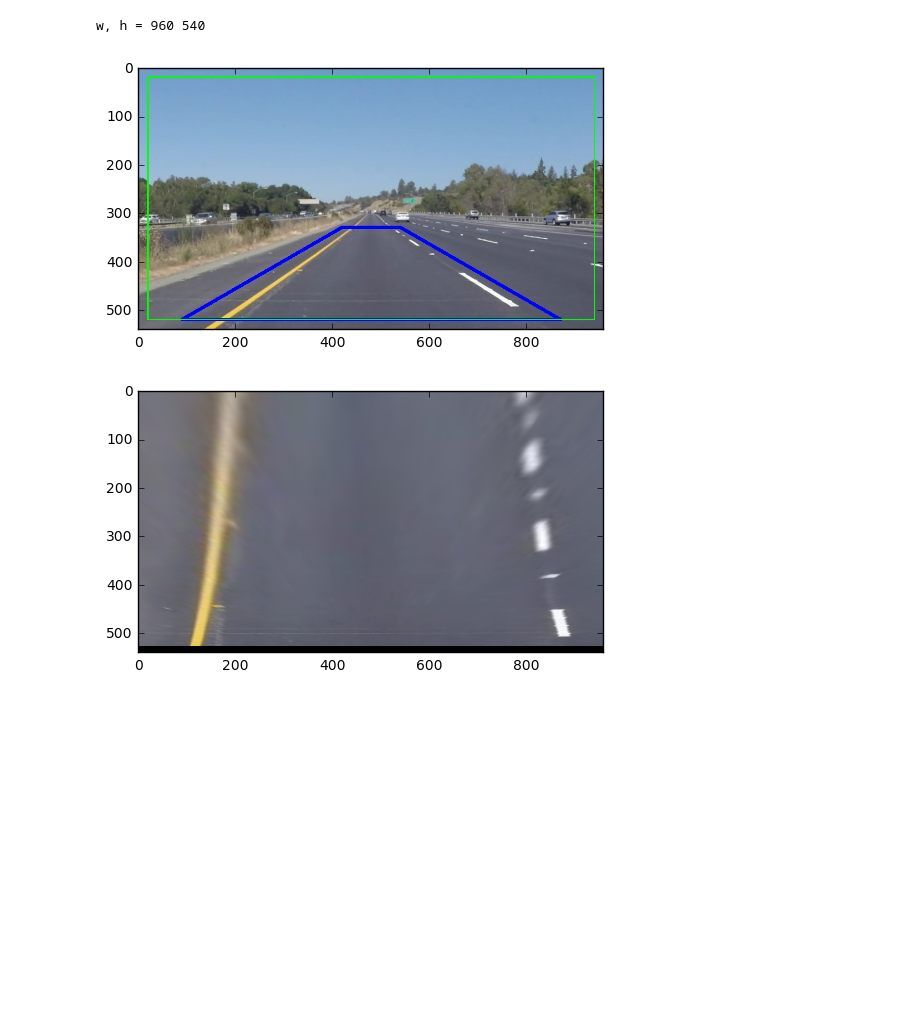
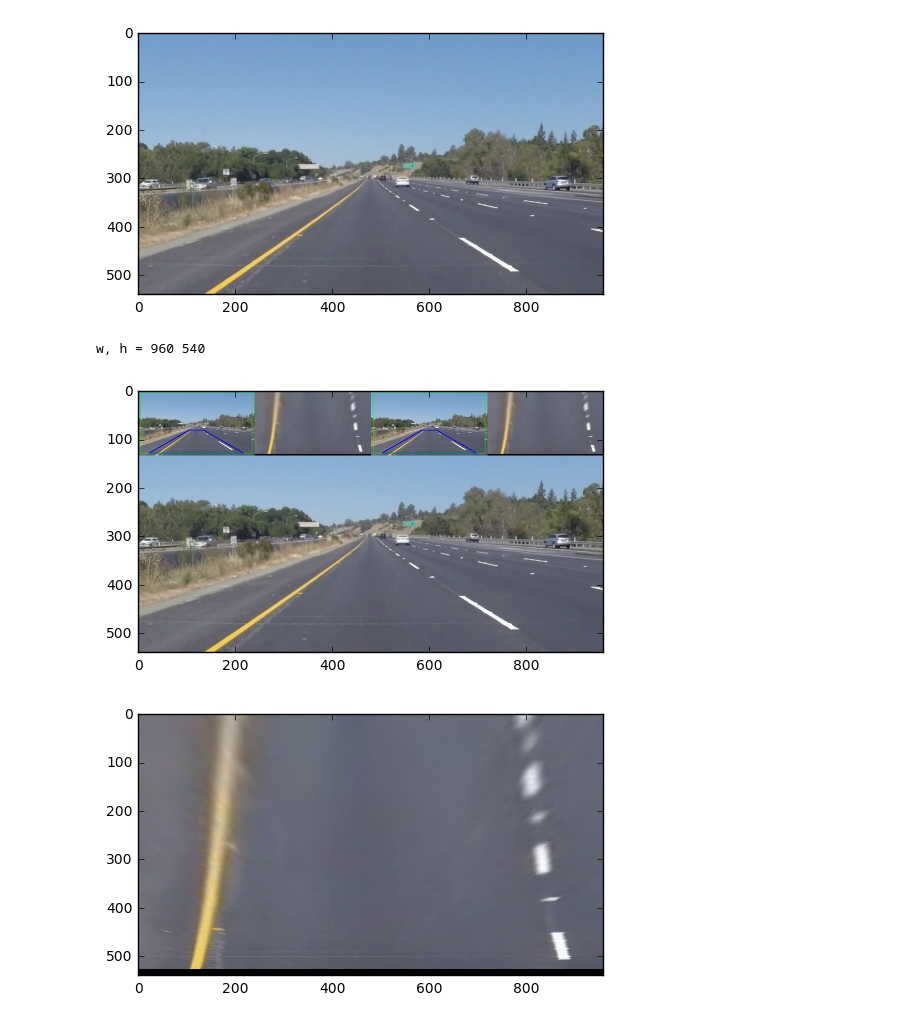
Before and after one commit to AaronLeong/CarND-Advanced-Lane-Lines, a Jupyter notebook: compose_images.ipynb, the cells around one changed output. Saved outputs shown, nothing was run; the diff lists cells and outputs as text; code cells hidden in the pictures; blank space fills up the shorter version.

Commit message:
Image debug

```diff
--- a/compose_images.ipynb
+++ b/compose_images.ipynb
@@ -6,6 +6,11 @@ import matplotlib.pyplot as plt
 
 img = cv2.imread('test_images/solidYellowLeft.jpg')
 img = cv2.cvtColor(img, cv2.COLOR_BGR2RGB)
+
+# Original Image
+plt.imshow(img)
+plt.show()
+
 
 # Frame size
 w, h = img.shape[1], img.shape[0]
@@ -40,38 +45,100 @@ region_vertices = np.array([[((w - bottomW) // 2, bottomH),
 
 dest_vertices = np.array([[region_vertices[0][0],
                 (region_vertices[0][0][0],region_vertices[0][1][1]),
                 (region_vertices[0][3][0],region_vertices[0][2][1]),
                 region_vertices[0][3]]])
 offsetH = 20
 offsetW = 20
 dest_vertices = np.array([[(offsetW, h - offsetH),
                 (offsetW, offsetH),
                 (w - offsetW, offsetH),
                 (w - offsetW, h - offsetH)]])
 #         if sampled:
 #             print('region_vertices =', region_vertices)
 #             print('dest_vertices =', dest_vertices)
 
 img1 = np.copy(img)
 cv2.polylines(img1, region_vertices, True, (0, 0, 255), 5)
 cv2.polylines(img1, dest_vertices, True, (0, 255, 0), 2)
-plt.imshow(img1)
+
+
+def compose_images(dst, src, nrows, ncols, num):
+    assert 0 < num <= nrows * ncols
+    if nrows > ncols:
+        newH = int(dst.shape[0]/nrows)
+        dim = (int(dst.shape[1] * newH/dst.shape[0]), newH)
+    else:
+        newW = int(dst.shape[1]/ncols)
+        dim = (newW, int(dst.shape[0] * newW/dst.shape[1]))
+    img = cv2.resize(src, dim, interpolation = cv2.INTER_AREA)
+    nr = (num - 1) // ncols
+    nc = (num - 1) % ncols
+    dst[nr * img.shape[0]:(nr + 1) * img.shape[0], nc * img.shape[1]:(nc + 1) * img.shape[1]] = img
+    return dst
+
+
+# Resize image
+# newH = int(h/4)
+# dim = (int(w * (newH/h)), newH)
+# print('dim =', dim)
+# img1 = cv2.resize(img1, dim, interpolation = cv2.INTER_AREA)
+# print('img1.shape =', img1.shape)
+
+# First image place
+# img[0:img1.shape[0],0:img1.shape[1]] = img1
+
+compose_images(img, img1, 4, 4, 1)
+
+# print('img.shape =', img.shape)
+
+M = cv2.getPerspectiveTransform(np.float32(region_vertices), np.float32(dest_vertices))
+img2 = cv2.warpPerspective(img, M, (w,h), flags=cv2.INTER_LINEAR)
+
+compose_images(img, img2, 4, 4, 2)
+
+'''
+# Resize image 2
+# newH = int(h/3)
+dim = (int(w * (newH/h)), newH)
+print('dim =', dim)
+img2 = cv2.resize(img2, dim, interpolation = cv2.INTER_AREA)
+print('img2.shape =', img2.shape)
+
+# Second image place
+img[0:img2.shape[0],img1.shape[1]:img1.shape[1] + img2.shape[1]] = img2
+'''
+
+'''
+# Resize image 3
+# newH = int(h/3)
+dim = (int(w * (newH/h)), newH)
+print('dim =', dim)
+img3 = cv2.resize(img1, dim, interpolation = cv2.INTER_AREA)
+print('img3.shape =', img3.shape)
+
+# Third image place
+img[0:img3.shape[0],img1.shape[1]+img2.shape[1]:img1.shape[1] + img2.shape[1] + img3.shape[1]] = img3
+'''
+
+compose_images(img, img1, 4, 4, 3)
+
+compose_images(img, img2, 4, 4, 4)
+
+plt.imshow(img)
 plt.show()
 
 
-
-M = cv2.getPerspectiveTransform(np.float32(region_vertices), np.float32(dest_vertices))
-img2 = cv2.warpPerspective(img, M, (w,h), flags=cv2.INTER_LINEAR)
 plt.imshow(img2)
 plt.show()
 
 
 # cv2.imshow("original", img)
 # cv2.waitKey(500)
 # cv2.destroyAllWindows()
 # %% [output]
+[figure, new version]
 w, h = 960 540
-[figure, old version]
-[figure, old version]
+[figure, new version]
+[figure, added]
 # %%
 # cv2.destroyAllWindows()
```
Also changed, not shown: 1 other file.
